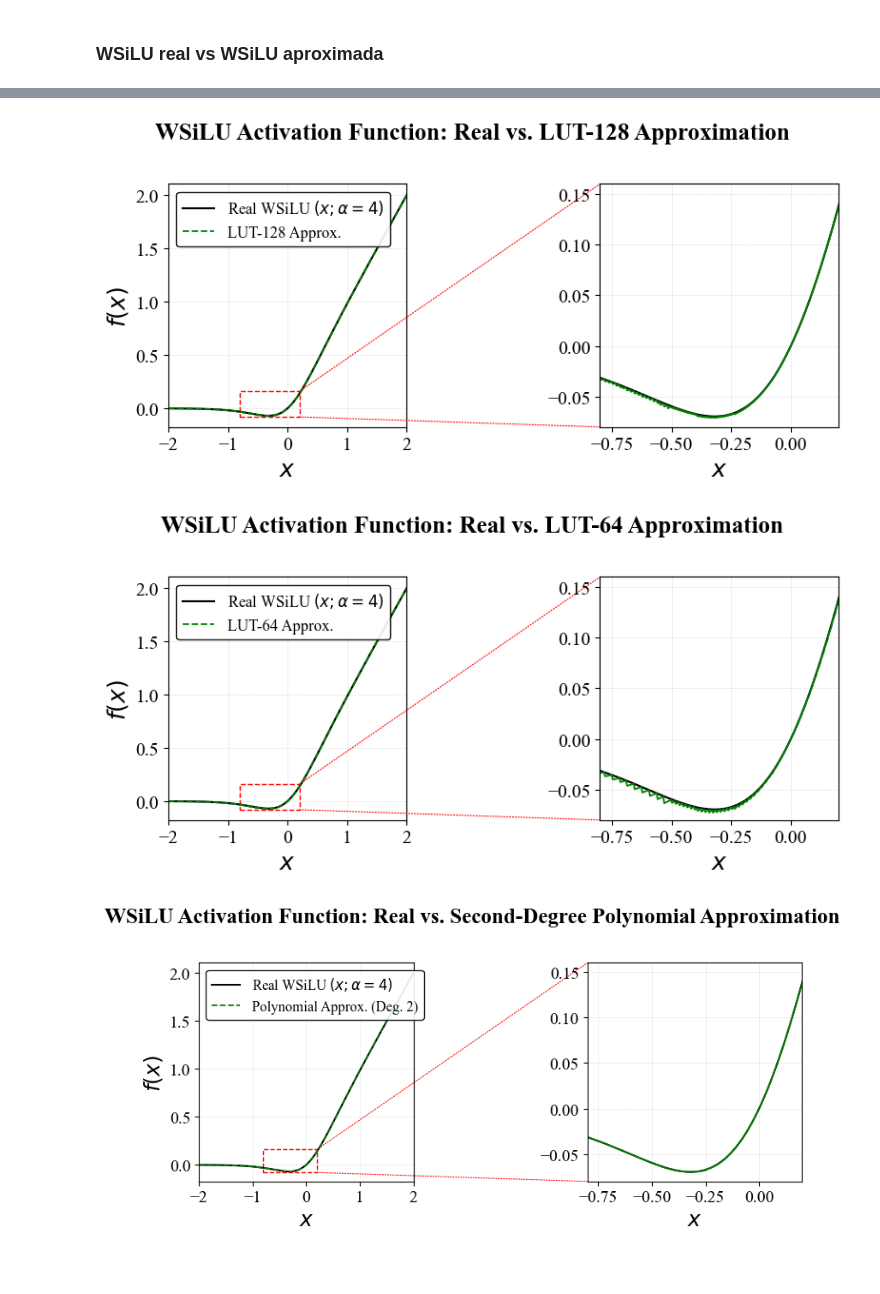
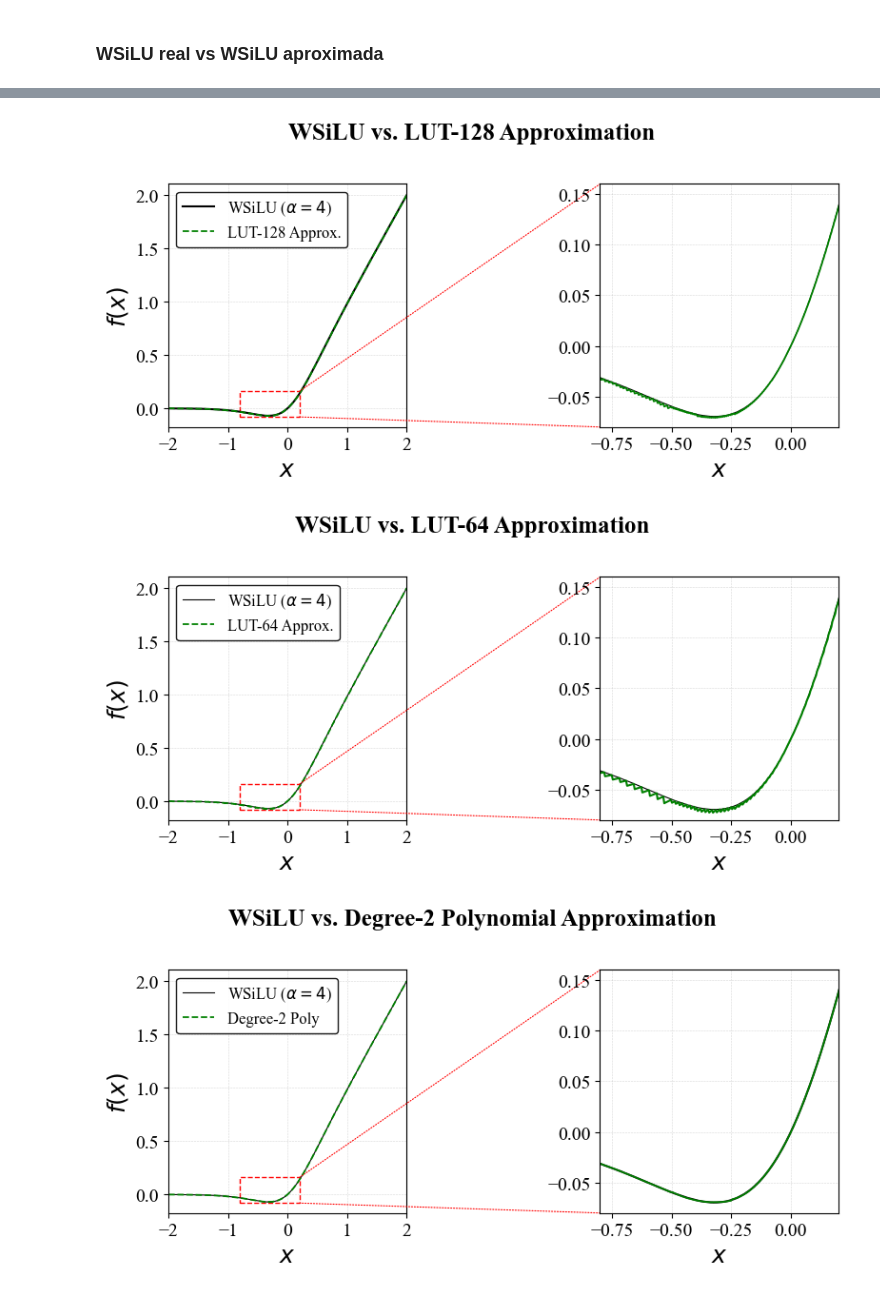
Before and after one commit to radc/hwsigmoid_lascas2026, a Jupyter notebook: notebooks/OJCAS_paper_figures.ipynb, the cells around one changed output, grey strips where cells are left out. Saved outputs shown, nothing was run; the diff lists cells and outputs as text; code cells hidden in the pictures; blank space fills up the shorter version.

Commit message:
Update figures

```diff
--- a/notebooks/OJCAS_paper_figures.ipynb
+++ b/notebooks/OJCAS_paper_figures.ipynb
@@ -895,7 +1242,7 @@ plt.rcParams.update({
 fig, (ax1, ax2) = plt.subplots(1, 2, figsize=(FIGURE_WIDTH, FIGURE_HEIGHT))
 
 
-ax1.plot(x, ys_real, label=r"Real WSiLU $(x; \alpha=4)$", color="black", linestyle="-", linewidth=1.5)
+ax1.plot(x, ys_real, label=r"WSiLU ($\alpha=4$)", color="black", linestyle="-", linewidth=1.5)
 ax1.plot(x, ys_lut_128, label=r"LUT-128 Approx.", color="green", linestyle="--", linewidth=1.3)
 
 ax1.set_xlim(-2, 2)
@@ -919,7 +1266,7 @@ ax1.add_patch(rect)
 # ============
 # Super Zoom
 # ============
-ax2.plot(x, ys_real, color="black", linestyle="-", linewidth=1.5)
+ax2.plot(x, ys_real, color="black", linestyle="-", linewidth=0.8)
 ax2.plot(x, ys_lut_128, color="green", linestyle="-", linewidth=1.3)
 
 # Trava os eixos estritamente na região do retângulo
@@ -943,7 +1290,7 @@ con2 = ConnectionPatch(xyA=(zoom_x2, zoom_y1), xyB=(zoom_x1, zoom_y1),
 ax2.add_artist(con1)
 ax2.add_artist(con2)
 
-fig.suptitle("WSiLU Activation Function: Real vs. LUT-128 Approximation",
+fig.suptitle("WSiLU vs. LUT-128 Approximation",
              fontsize=TITLE_FONT_SIZE, weight='bold', y=0.98)
 
 
@@ -951,7 +1298,7 @@ plt.tight_layout(rect=[0, 0, 1, 0.95])
 plt.savefig(FIGURES_PATH + "/real_vs_appr_zoom128.pdf", dpi=1200, bbox_inches="tight")
 plt.show()
 # %% [output]
-[figure, old version]
+[figure, new version]
 # %%
 
 x = np.linspace(-2, 2, 1000, dtype=np.float16)
@@ -976,7 +1323,7 @@ plt.rcParams.update({
 fig, (ax1, ax2) = plt.subplots(1, 2, figsize=(FIGURE_WIDTH, FIGURE_HEIGHT))
 
 
-ax1.plot(x, ys_real, label=r"Real WSiLU $(x; \alpha=4)$", color="black", linestyle="-", linewidth=1.5)
+ax1.plot(x, ys_real, label=r"WSiLU ($\alpha=4$)", color="black", linestyle="-", linewidth=0.8)
 ax1.plot(x, ys_lut_64, label=r"LUT-64 Approx.", color="green", linestyle="--", linewidth=1.3)
 
 ax1.set_xlim(-2, 2)
@@ -1000,8 +1347,8 @@ ax1.add_patch(rect)
 # ============
 # Super Zoom
 # ============
-ax2.plot(x, ys_real, color="black", linestyle="-", linewidth=1.5)
-ax2.plot(x, ys_lut_64, color="green", linestyle="-",  linewidth=1.3)
+ax2.plot(x, ys_real, color="black", linestyle="-", linewidth=0.8)
+ax2.plot(x, ys_lut_64, color="green", linestyle="-",  linewidth=1.5)
 
 # Trava os eixos estritamente na região do retângulo
 ax2.set_xlim(zoom_x1, zoom_x2)
@@ -1024,7 +1371,7 @@ con2 = ConnectionPatch(xyA=(zoom_x2, zoom_y1), xyB=(zoom_x1, zoom_y1),
 ax2.add_artist(con1)
 ax2.add_artist(con2)
 
-fig.suptitle("WSiLU Activation Function: Real vs. LUT-64 Approximation",
+fig.suptitle("WSiLU vs. LUT-64 Approximation",
              fontsize=TITLE_FONT_SIZE, weight='bold', y=0.98)
 
 
@@ -1032,7 +1379,7 @@ plt.tight_layout(rect=[0, 0, 1, 0.95])
 plt.savefig(FIGURES_PATH + "/real_vs_appr_zoom64.pdf", dpi=1200, bbox_inches="tight")
 plt.show()
 # %% [output]
-[figure, old version]
+[figure, new version]
 # %%
 
 x = np.linspace(-2, 2, 1000, dtype=np.float16)
@@ -1057,8 +1404,8 @@ plt.rcParams.update({
 fig, (ax1, ax2) = plt.subplots(1, 2, figsize=(FIGURE_WIDTH, FIGURE_HEIGHT))
 
 
-ax1.plot(x, ys_real, label=r"Real WSiLU $(x; \alpha=4)$", color="black", linestyle="-", linewidth=1.5)
-ax1.plot(x, ys_lut_pol2, label=r"Polynomial Approx. (Deg. 2)", color="green", linestyle="--", linewidth=1.3)
+ax1.plot(x, ys_real, label=r"WSiLU ($\alpha=4$)", color="black", linestyle="-", linewidth=0.8)
+ax1.plot(x, ys_lut_pol2, label=r"Degree-2 Poly", color="green", linestyle="--", linewidth=1.3)
 
 ax1.set_xlim(-2, 2)
 ax1.set_xlabel("$x$")
@@ -1085,35 +1432,35 @@ ax2.plot(x, ys_real, color="black", linestyle="-", linewidth=1.5)
 ax2.plot(x, ys_lut_pol2, color="green", linestyle="-", linewidth=1.3)
 
 # Trava os eixos estritamente na região do retângulo
 ax2.set_xlim(zoom_x1, zoom_x2)
 ax2.set_ylim(zoom_y1, zoom_y2)
 
 ax2.set_xlabel("$x$")
 ax2.grid(True, which="both", linestyle="--", linewidth=0.4, alpha=0.5)
 
 
 con1 = ConnectionPatch(xyA=(zoom_x2, zoom_y2), xyB=(zoom_x1, zoom_y2),
                         coordsA="data", coordsB="data",
                         axesA=ax1, axesB=ax2,
                         linestyle=":", linewidth=0.8, color="red")
 
 con2 = ConnectionPatch(xyA=(zoom_x2, zoom_y1), xyB=(zoom_x1, zoom_y1),
                         coordsA="data", coordsB="data",
                         axesA=ax1, axesB=ax2,
                         linestyle=":", linewidth=0.8, color="red")
 
 ax2.add_artist(con1)
 ax2.add_artist(con2)
 
-fig.suptitle("WSiLU Activation Function: Real vs. Second-Degree Polynomial Approximation",
+fig.suptitle("WSiLU vs. Degree-2 Polynomial Approximation",
              fontsize=TITLE_FONT_SIZE, weight='bold', y=0.98)
 
 
 plt.tight_layout(rect=[0, 0, 1, 0.95])
 plt.savefig(FIGURES_PATH + "/real_vs_appr_zoomPol2.pdf", dpi=1200, bbox_inches="tight")
 plt.show()
 # %% [output]
-[figure, old version]
+[figure, new version]
 # %%
 
 x = np.linspace(-2, 2, 1000, dtype=np.float16)
```
Also changed, not shown: parts of 7 cells of this notebook.
